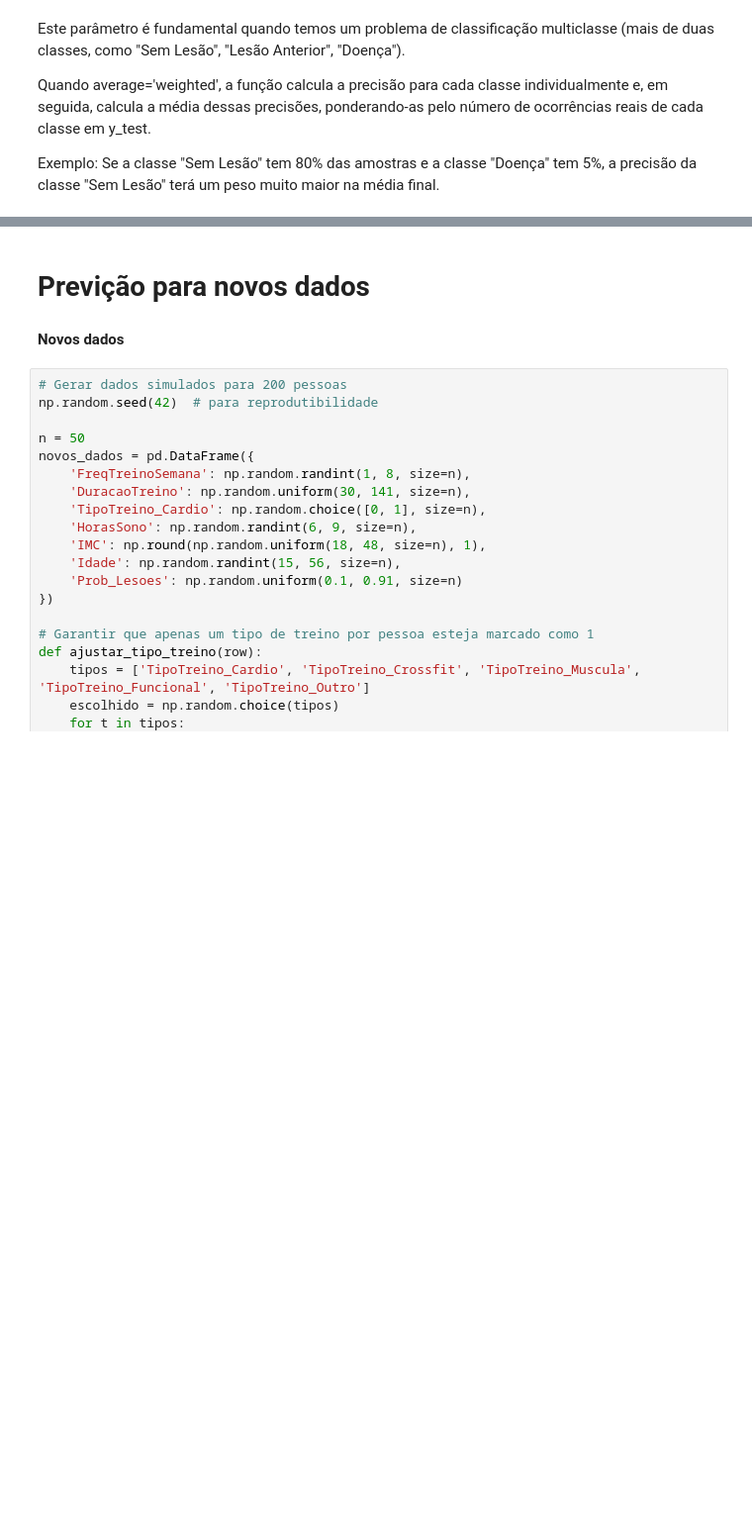
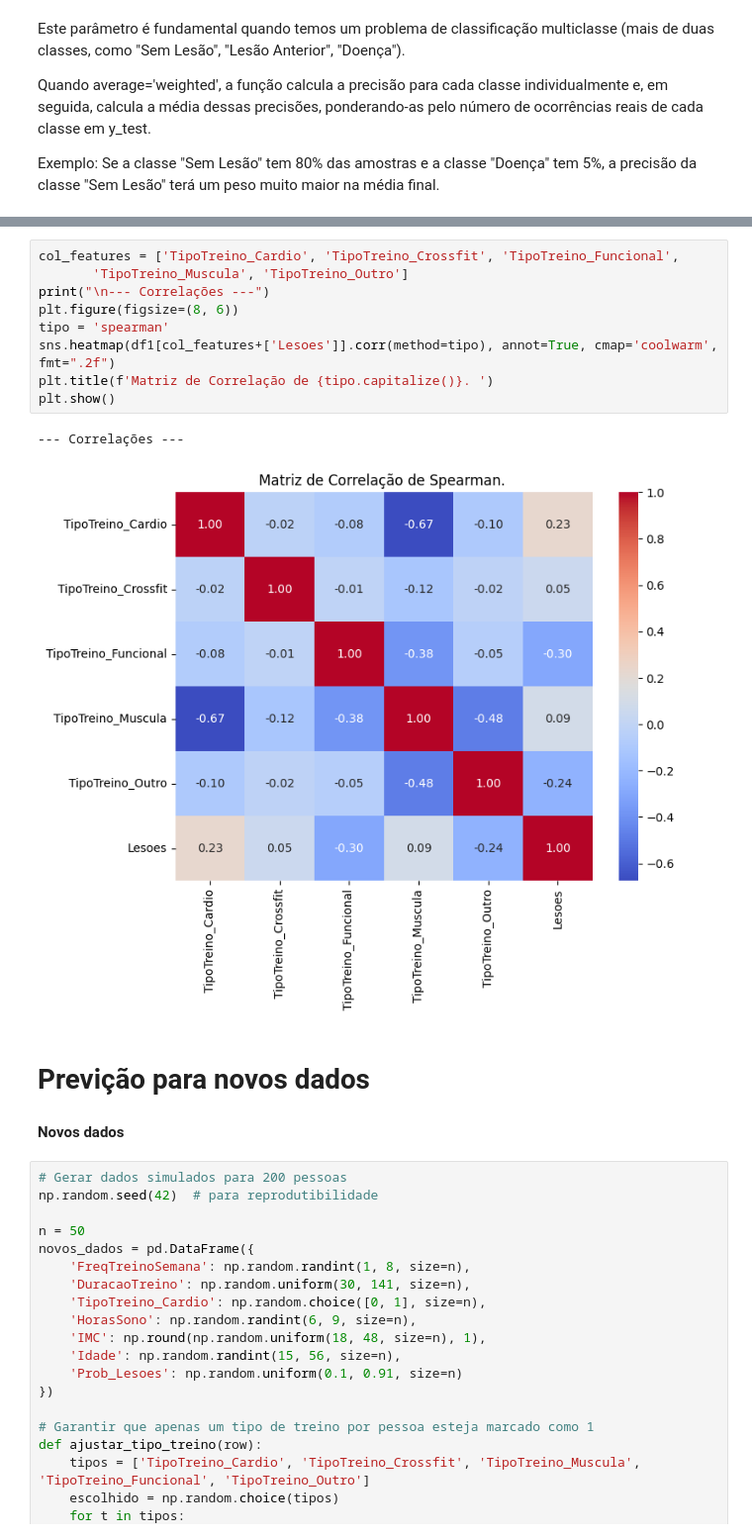
Before and after one commit to LuisAL79/TCCs, a Jupyter notebook: Analise_dados_Lesao.ipynb, the cells around one changed output, grey strips where cells are left out. Shown: that part at 99% size. Cells and saved outputs as stored; diff of their text form; blank space fills up the shorter version.

```diff
--- a/Analise_dados_Lesao.ipynb
+++ b/Analise_dados_Lesao.ipynb
@@ -372,3 +396,15 @@ Exemplo: Se a classe "Sem Lesão" tem 80% das amostras e a classe "Doença" tem
+# %%
+col_features = ['TipoTreino_Cardio', 'TipoTreino_Crossfit', 'TipoTreino_Funcional',
+       'TipoTreino_Muscula', 'TipoTreino_Outro']
+print("\n--- Correlações ---")
+plt.figure(figsize=(8, 6))
+tipo = 'spearman'
+sns.heatmap(df1[col_features+['Lesoes']].corr(method=tipo), annot=True, cmap='coolwarm', fmt=".2f")
+plt.title(f'Matriz de Correlação de {tipo.capitalize()}. ')
+plt.show()
+# %% [output]
+--- Correlações ---
+[figure, added]
 # %% [markdown]
 # **Previção para novos dados**
 # %% [markdown]
```
Also changed, not shown: parts of 3 cells of this notebook.
